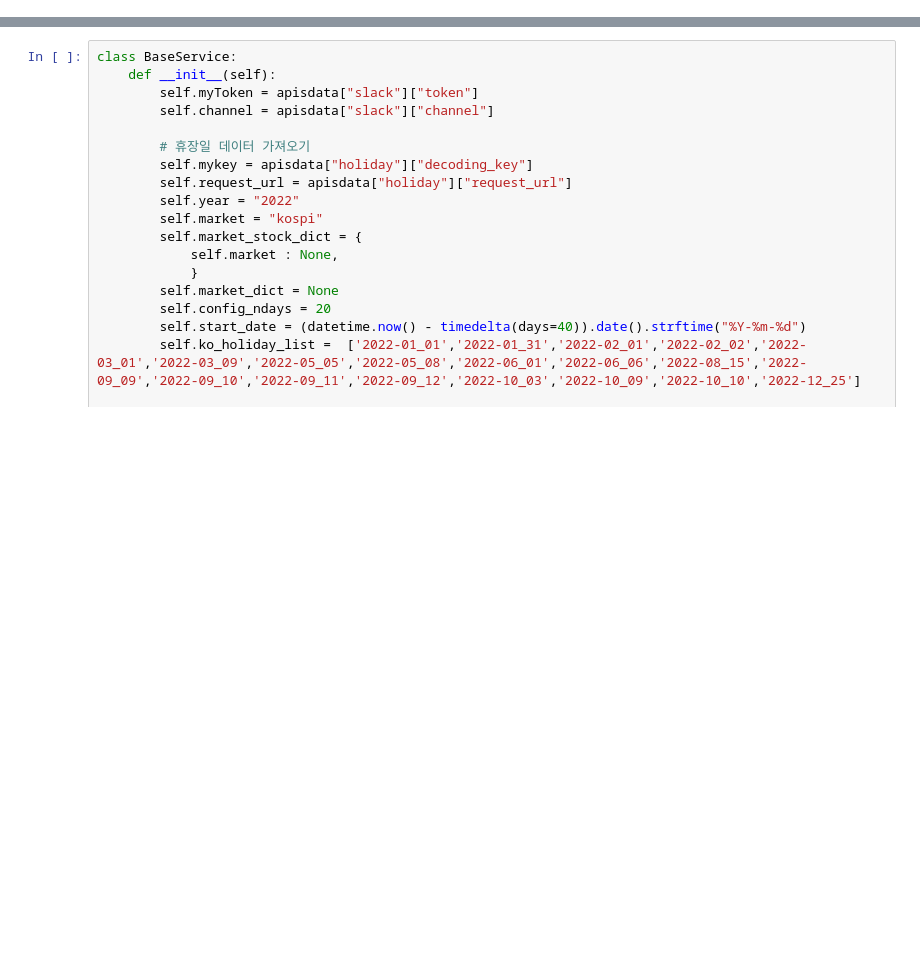
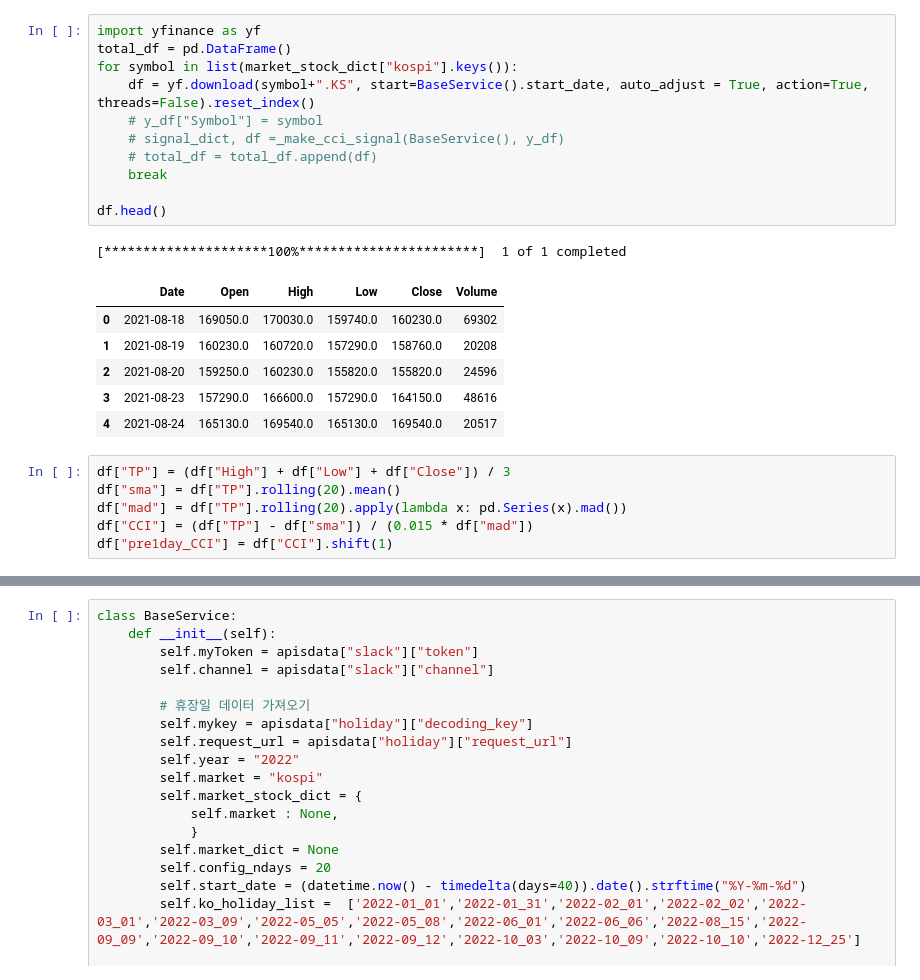
Before and after one commit to GIMINSU/DataAnalysis, a Jupyter notebook: pre_main_test.ipynb, the cells around one changed output, grey strips where cells are left out. Drawn from its saved outputs; the diff is of its cells as text; blank space fills up the shorter version.

```diff
--- a/pre_main_test.ipynb
+++ b/pre_main_test.ipynb
@@ -37,0 +57,25 @@ from webdriver_manager.chrome import ChromeDriverManager
+# %%
+import yfinance as yf
+total_df = pd.DataFrame()
+for symbol in list(market_stock_dict["kospi"].keys()):
+    df = yf.download(symbol+".KS", start=BaseService().start_date, auto_adjust = True, action=True, threads=False).reset_index()
+    # y_df["Symbol"] = symbol
+    # signal_dict, df =_make_cci_signal(BaseService(), y_df)
+    # total_df = total_df.append(df)
+    break
+
+df.head()
+# %% [output]
+[*********************100%***********************]  1 of 1 completed
+|  | Date | Open | High | Low | Close | Volume |
+| 0 | 2021-08-18 | 169050.0 | 170030.0 | 159740.0 | 160230.0 | 69302 |
+| 1 | 2021-08-19 | 160230.0 | 160720.0 | 157290.0 | 158760.0 | 20208 |
+| 2 | 2021-08-20 | 159250.0 | 160230.0 | 155820.0 | 155820.0 | 24596 |
+| 3 | 2021-08-23 | 157290.0 | 166600.0 | 157290.0 | 164150.0 | 48616 |
+| 4 | 2021-08-24 | 165130.0 | 169540.0 | 165130.0 | 169540.0 | 20517 |
+# %%
+df["TP"] = (df["High"] + df["Low"] + df["Close"]) / 3
+df["sma"] = df["TP"].rolling(20).mean()
+df["mad"] = df["TP"].rolling(20).apply(lambda x: pd.Series(x).mad())
+df["CCI"] = (df["TP"] - df["sma"]) / (0.015 * df["mad"])
+df["pre1day_CCI"] = df["CCI"].shift(1)
```
Also changed, not shown: parts of 48 cells of this notebook, 2 other files.
